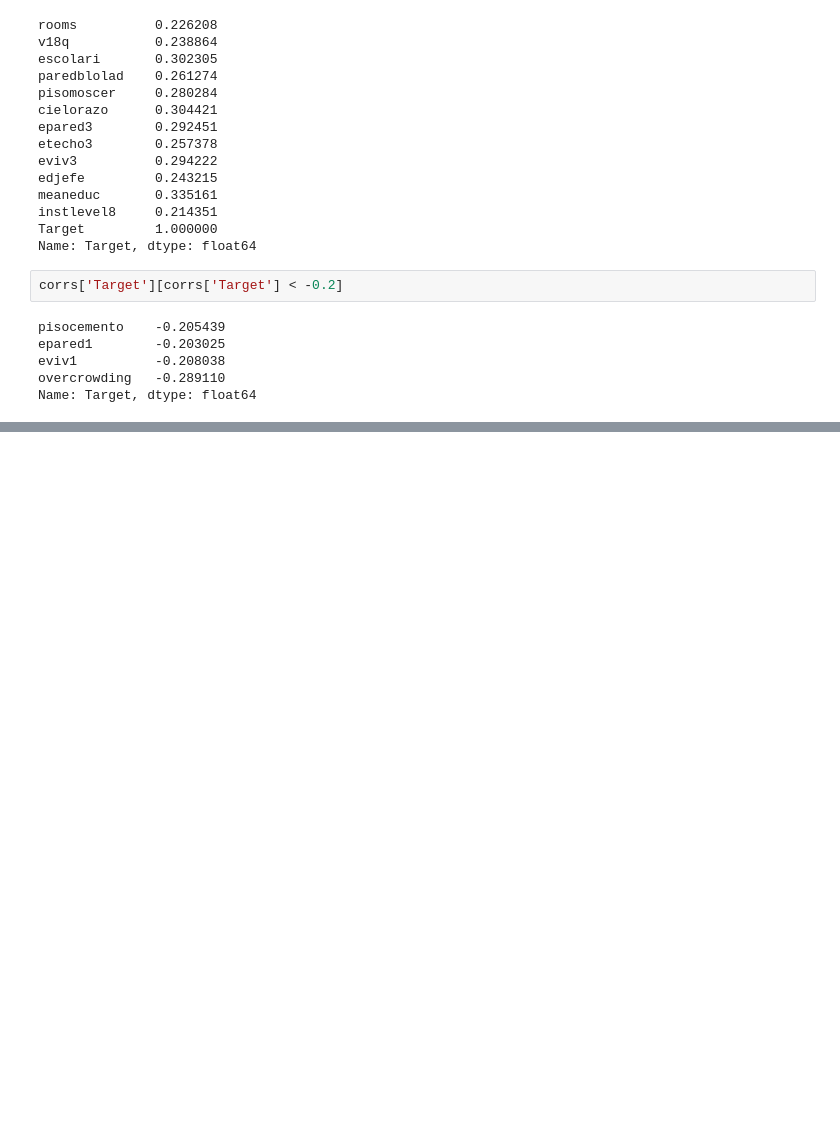
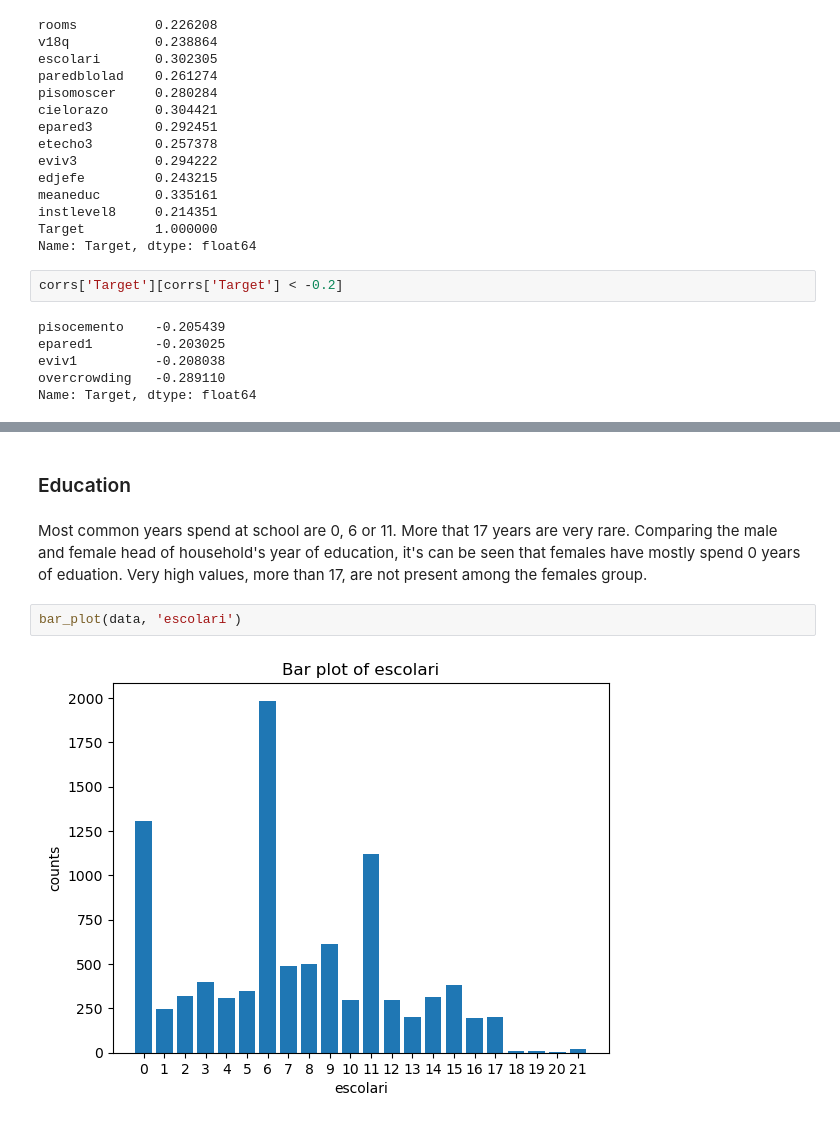
Before and after one commit to Ivelina-Z/mini-ML-projects, a Jupyter notebook: Costa_Rican_household_poverty_prediction/Costa_Rican_household_poverty.ipynb, the cells around one changed output, grey strips where cells are left out. Drawn from its saved outputs; the diff is of its cells as text; blank space fills up the shorter version.

```diff
--- a/Costa_Rican_household_poverty_prediction/Costa_Rican_household_poverty.ipynb
+++ b/Costa_Rican_household_poverty_prediction/Costa_Rican_household_poverty.ipynb
@@ -141,0 +227,8 @@ Name: Target, dtype: float64
+# %% [markdown]
+### Education
+# %% [markdown]
+Most common years spend at school are 0, 6 or 11. More that 17 years are very rare. Comparing the male and female head of household's year of education, it's can be seen that females have mostly spend 0 years of eduation. Very high values, more than 17, are not present among the females group.
+# %%
+bar_plot(data, 'escolari')
+# %% [output]
+[figure, added]
```
Also changed, not shown: parts of 20 cells of this notebook.
